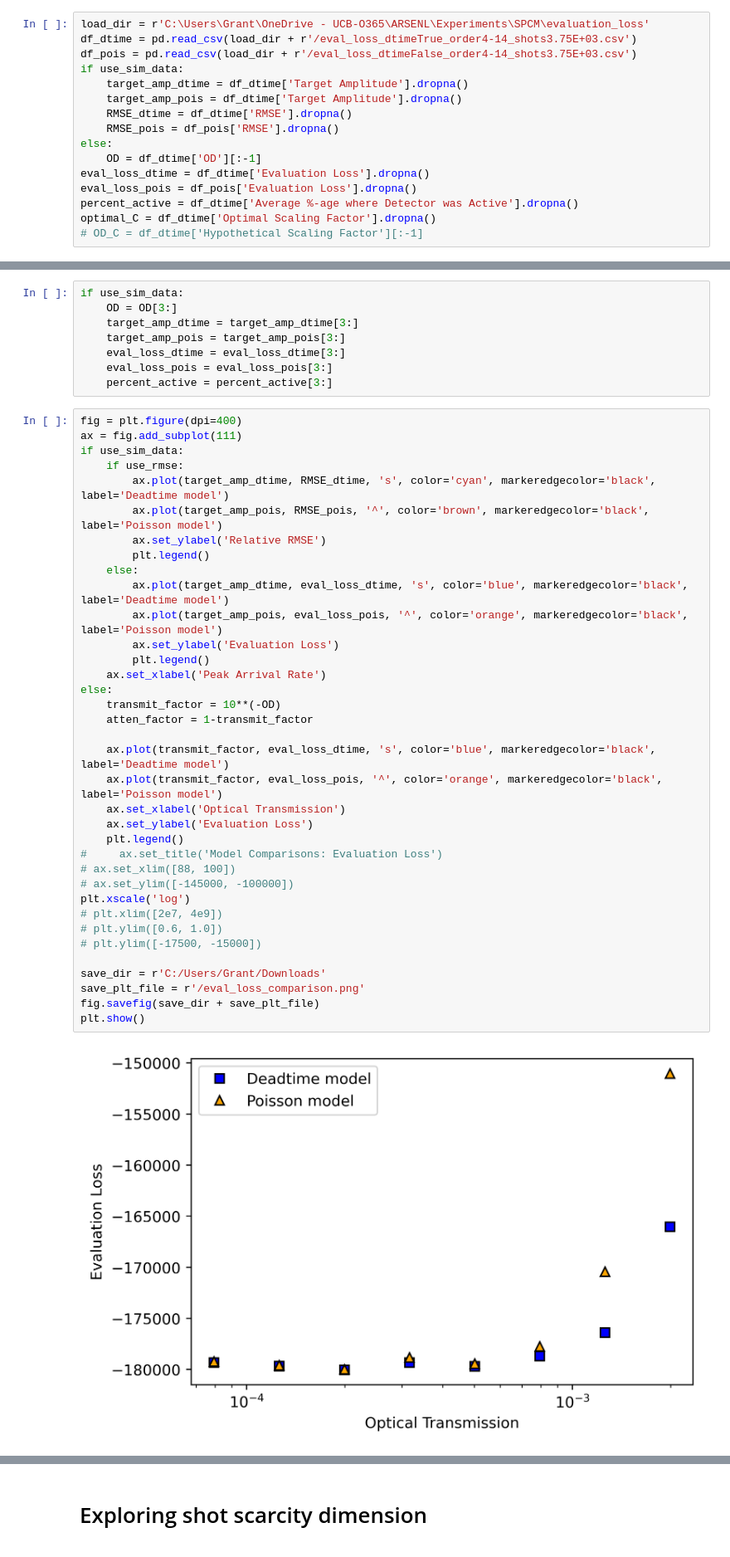
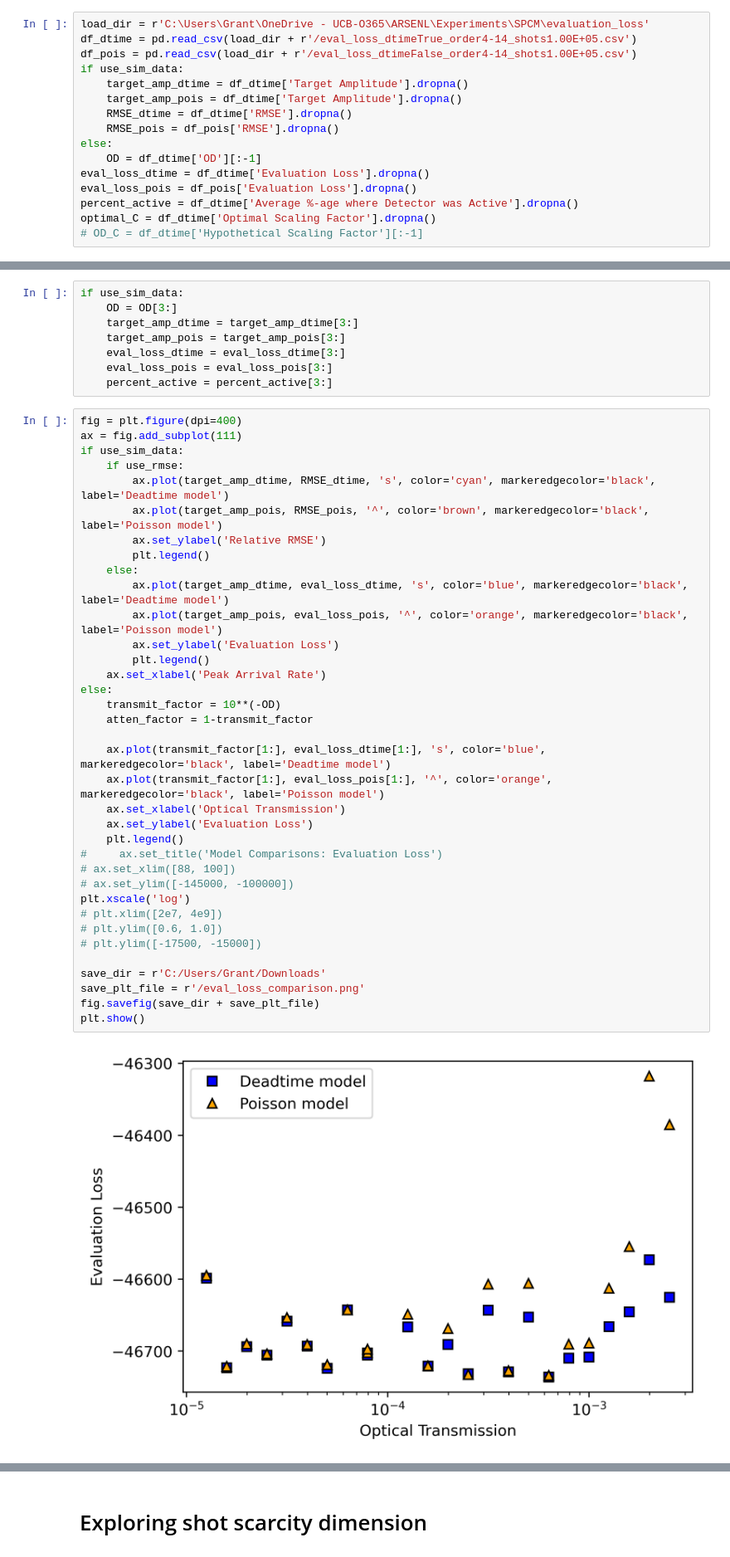
Before and after one commit to gkirchhoff32/ARSENL_backscatter_experiments, a Jupyter notebook: scripts/plot_eval_loss.ipynb, the cells around one changed output, grey strips where cells are left out. Shown at 83% size. Drawn from its saved outputs; the diff is of its cells as text.

```diff
--- a/scripts/plot_eval_loss.ipynb
+++ b/scripts/plot_eval_loss.ipynb
@@ -9,8 +9,8 @@ use_sim_data = False
 use_rmse = False
 # %%
 load_dir = r'C:\Users\Grant\OneDrive - UCB-O365\ARSENL\Experiments\SPCM\evaluation_loss'
-df_dtime = pd.read_csv(load_dir + r'/eval_loss_dtimeTrue_order4-14_shots3.75E+03.csv')
-df_pois = pd.read_csv(load_dir + r'/eval_loss_dtimeFalse_order4-14_shots3.75E+03.csv')
+df_dtime = pd.read_csv(load_dir + r'/eval_loss_dtimeTrue_order4-14_shots1.00E+05.csv')
+df_pois = pd.read_csv(load_dir + r'/eval_loss_dtimeFalse_order4-14_shots1.00E+05.csv')
 if use_sim_data:
     target_amp_dtime = df_dtime['Target Amplitude'].dropna()
     target_amp_pois = df_dtime['Target Amplitude'].dropna()
@@ -41,36 +41,36 @@ if use_sim_data:
         ax.plot(target_amp_dtime, RMSE_dtime, 's', color='cyan', markeredgecolor='black', label='Deadtime model')
         ax.plot(target_amp_pois, RMSE_pois, '^', color='brown', markeredgecolor='black', label='Poisson model')
         ax.set_ylabel('Relative RMSE')
         plt.legend()
     else:
         ax.plot(target_amp_dtime, eval_loss_dtime, 's', color='blue', markeredgecolor='black', label='Deadtime model')
         ax.plot(target_amp_pois, eval_loss_pois, '^', color='orange', markeredgecolor='black', label='Poisson model')
         ax.set_ylabel('Evaluation Loss')
         plt.legend()
     ax.set_xlabel('Peak Arrival Rate')
 else:
     transmit_factor = 10**(-OD)
     atten_factor = 1-transmit_factor
 
-    ax.plot(transmit_factor, eval_loss_dtime, 's', color='blue', markeredgecolor='black', label='Deadtime model')
-    ax.plot(transmit_factor, eval_loss_pois, '^', color='orange', markeredgecolor='black', label='Poisson model')
+    ax.plot(transmit_factor[1:], eval_loss_dtime[1:], 's', color='blue', markeredgecolor='black', label='Deadtime model')
+    ax.plot(transmit_factor[1:], eval_loss_pois[1:], '^', color='orange', markeredgecolor='black', label='Poisson model')
     ax.set_xlabel('Optical Transmission')
     ax.set_ylabel('Evaluation Loss')
     plt.legend()
 #     ax.set_title('Model Comparisons: Evaluation Loss')
 # ax.set_xlim([88, 100])
 # ax.set_ylim([-145000, -100000])
 plt.xscale('log')
 # plt.xlim([2e7, 4e9])
 # plt.ylim([0.6, 1.0])
 # plt.ylim([-17500, -15000])
 
 save_dir = r'C:/Users/Grant/Downloads'
 save_plt_file = r'/eval_loss_comparison.png'
 fig.savefig(save_dir + save_plt_file)
 plt.show()
 # %% [output]
-[figure, old version]
+[figure, new version]
 # %%
 # Plot Eval Loss vs Average Active-Detector Percentage
 
```
Also changed, not shown: parts of 1 cell of this notebook, 4 other files.
